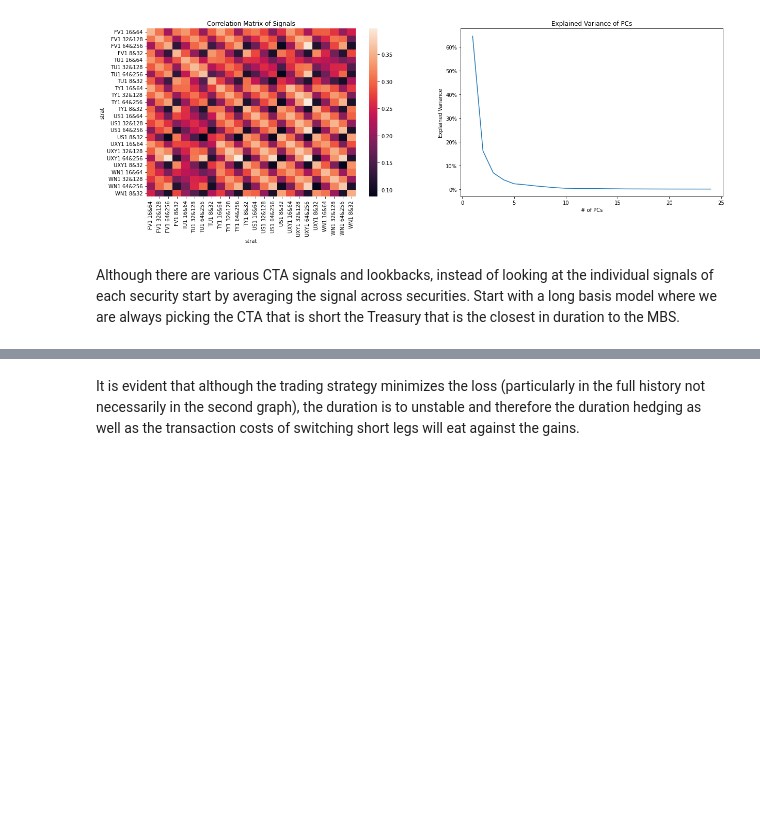
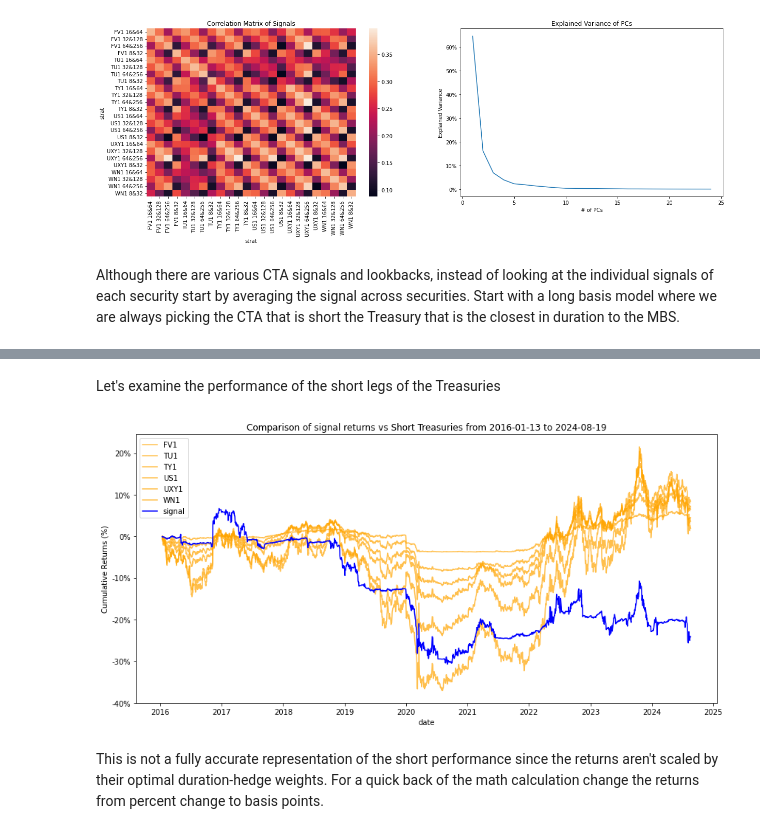
Before and after one commit to diegodalvarez/MBSTrendConvexity, a Jupyter notebook: root/SimpleMBSTrend.ipynb, the cells around one changed output, grey strips where cells are left out. Drawn from its saved outputs; the diff is of its cells as text; code cells hidden in the pictures; blank space fills up the shorter version.

```diff
--- a/root/SimpleMBSTrend.ipynb
+++ b/root/SimpleMBSTrend.ipynb
@@ -337,2 +265,0 @@ plot_signal_returns(df_avg_min_signal, df_tsy)
-# %% [markdown]
-It is evident that although the trading strategy minimizes the loss (particularly in the full history not necessarily in the second graph), the duration is to unstable and therefore the duration hedging as well as the transaction costs of switching short legs will eat against the gains.
@@ -338,0 +288,51 @@ It is evident that although the trading strategy minimizes the loss (particularl
+# %% [markdown]
+Let's examine the performance of the short legs of the Treasuries
+# %%
+def plot_cumulative_return(df_tsy: pd.DataFrame, df_avg_min_signal: pd.DataFrame, df_mbs: pd.DataFrame) -> plt.Figure:
+
+    df_tsy_rtn = (df_tsy[
+        ["security", "PX_LAST"]].
+        reset_index().
+        pivot(index = "date", columns = "security", values = "PX_LAST").
+        pct_change())
+
+    df_combined = (df_tsy_rtn.reset_index().melt(
+        id_vars = "date").
+        merge(right = df_avg_min_signal, how = "inner", on = ["date", "security"]).
+        drop(columns = ["lag_signal"]).
+        sort_values("date").
+        assign(signal_rtn = lambda x: -1 * x.value).
+        set_index("date")
+        [["signal_rtn"]].
+        merge(right = -1 * df_tsy_rtn, how = "inner", on = ["date"]).
+        dropna().
+        apply(lambda x: np.cumprod(1 + x) - 1))
+
+    fig, axes = plt.subplots(figsize = (12,6))
+
+    (df_combined.drop(
+        columns = ["signal_rtn"]).
+        plot(
+            ax = axes,
+            color = "orange",
+            alpha = 0.7))
+
+    (df_combined[
+        ["signal_rtn"]].
+        rename(columns = {"signal_rtn": "signal"}).
+        plot(
+            ax = axes,
+            ylabel = "Cumulative Returns (%)",
+            color = "blue",
+            title = "Comparison of signal returns vs Short Treasuries from {} to {}".format(
+                df_combined.index.min(),
+                df_combined.index.max())))
+
+    axes.yaxis.set_major_formatter(FuncFormatter(lambda x, _: f'{x * 100:.0f}%'))
+    plt.tight_layout()
+
+plot_cumulative_return(df_tsy, df_avg_min_signal, df_mbs)
+# %% [output]
+[figure, added]
+# %% [markdown]
+This is not a fully accurate representation of the short performance since the returns aren't scaled by their optimal duration-hedge weights. For a quick back of the math calculation change the returns from percent change to basis points.
```
Also changed, not shown: parts of 17 cells of this notebook, 1 other file.
